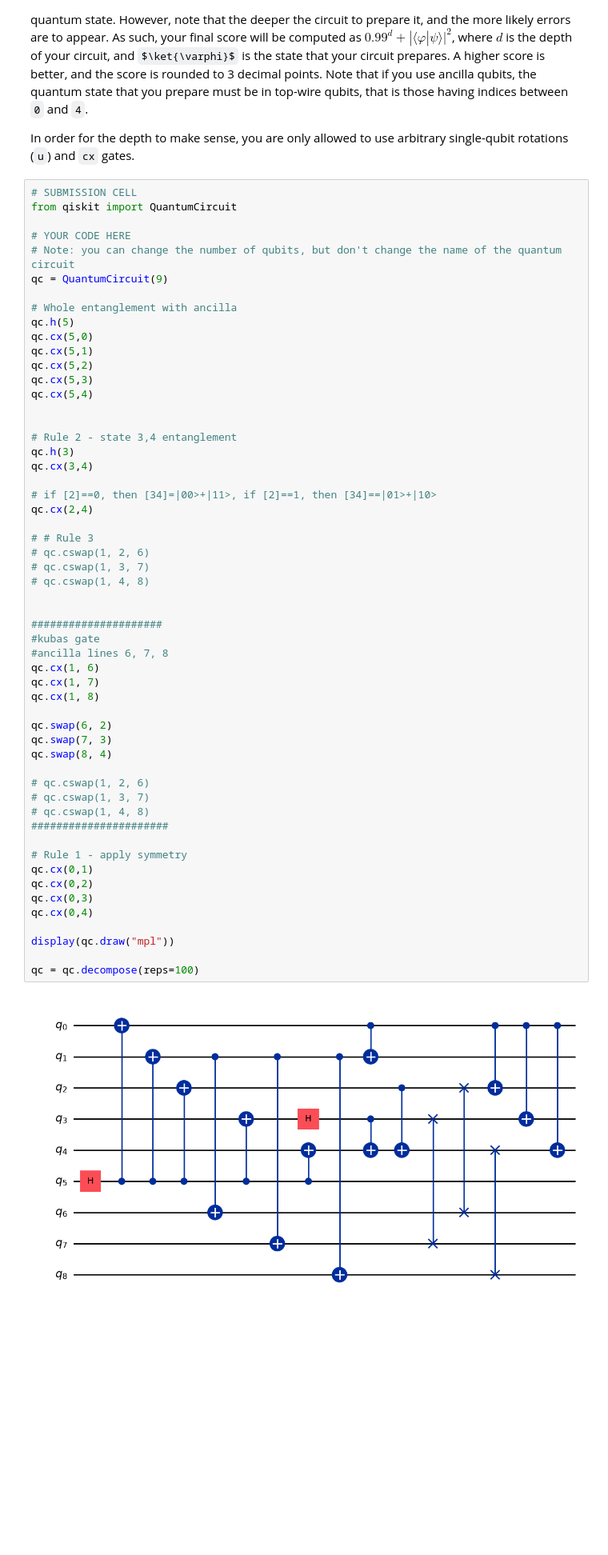
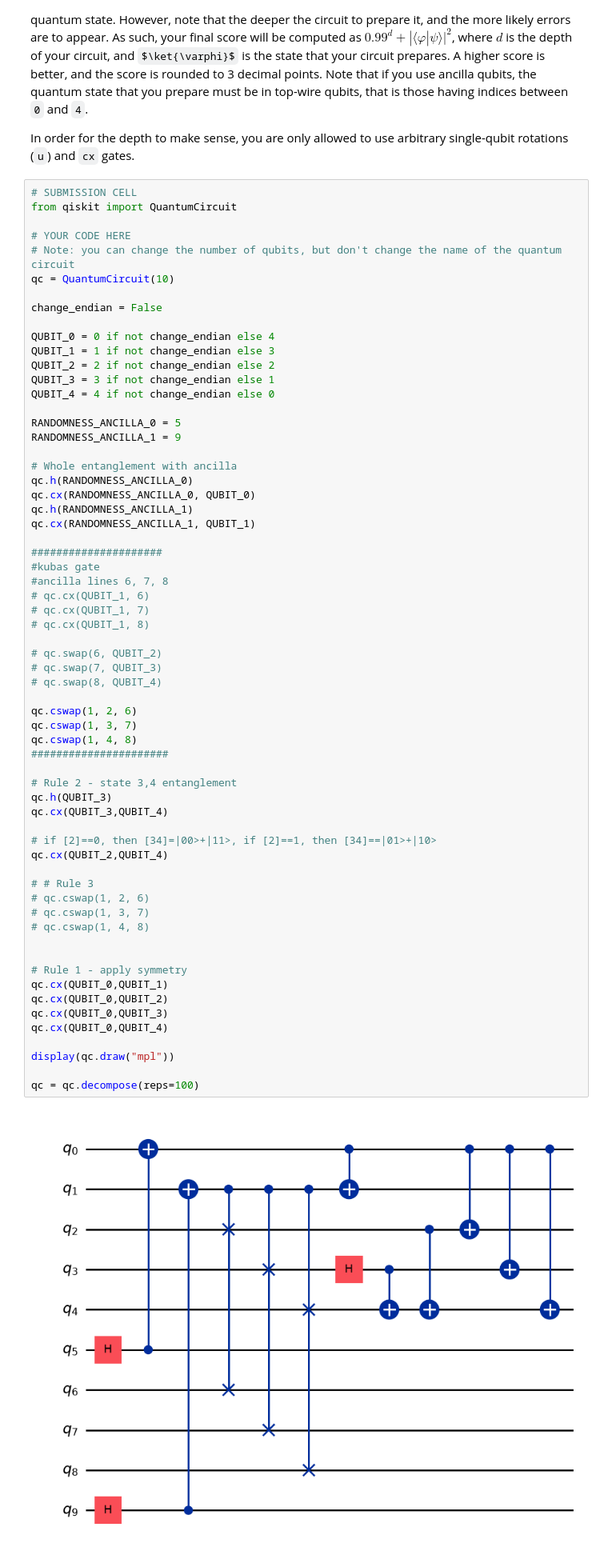
Before and after one commit to jzywiecki/quantum-computing-hackathon, a Jupyter notebook: Questions2026.ipynb, the cells around one changed output. Shown at 80% size. Cells and saved outputs as stored; diff of their text form; some formulas as TeX source; blank space fills up the shorter version.

```diff
--- a/Questions2026.ipynb
+++ b/Questions2026.ipynb
@@ -272,60 +272,68 @@ In order for the depth to make sense, you are only allowed to use arbitrary sing
 # %%
 # SUBMISSION CELL
 from qiskit import QuantumCircuit
 
 # YOUR CODE HERE
 # Note: you can change the number of qubits, but don't change the name of the quantum circuit
-qc = QuantumCircuit(9)
+qc = QuantumCircuit(10)
+
+change_endian = False
+
+QUBIT_0 = 0 if not change_endian else 4
+QUBIT_1 = 1 if not change_endian else 3
+QUBIT_2 = 2 if not change_endian else 2
+QUBIT_3 = 3 if not change_endian else 1
+QUBIT_4 = 4 if not change_endian else 0
+
+RANDOMNESS_ANCILLA_0 = 5
+RANDOMNESS_ANCILLA_1 = 9
 
 # Whole entanglement with ancilla
-qc.h(5)
-qc.cx(5,0)
-qc.cx(5,1)
-qc.cx(5,2)
-qc.cx(5,3)
-qc.cx(5,4)
+qc.h(RANDOMNESS_ANCILLA_0)
+qc.cx(RANDOMNESS_ANCILLA_0, QUBIT_0)
+qc.h(RANDOMNESS_ANCILLA_1)
+qc.cx(RANDOMNESS_ANCILLA_1, QUBIT_1)
 
+#####################
+#kubas gate
+#ancilla lines 6, 7, 8
+# qc.cx(QUBIT_1, 6)
+# qc.cx(QUBIT_1, 7)
+# qc.cx(QUBIT_1, 8)
+
+# qc.swap(6, QUBIT_2)
+# qc.swap(7, QUBIT_3)
+# qc.swap(8, QUBIT_4)
+
+qc.cswap(1, 2, 6)
+qc.cswap(1, 3, 7)
+qc.cswap(1, 4, 8)
+######################
 
 # Rule 2 - state 3,4 entanglement
-qc.h(3)
-qc.cx(3,4)
+qc.h(QUBIT_3)
+qc.cx(QUBIT_3,QUBIT_4)
 
 # if [2]==0, then [34]=|00>+|11>, if [2]==1, then [34]==|01>+|10>
-qc.cx(2,4)
+qc.cx(QUBIT_2,QUBIT_4)
 
 # # Rule 3
 # qc.cswap(1, 2, 6)
 # qc.cswap(1, 3, 7)
 # qc.cswap(1, 4, 8)
 
 
-#####################
-#kubas gate
-#ancilla lines 6, 7, 8
-qc.cx(1, 6)
-qc.cx(1, 7)
-qc.cx(1, 8)
-
-qc.swap(6, 2)
-qc.swap(7, 3)
-qc.swap(8, 4)
-
-# qc.cswap(1, 2, 6)
-# qc.cswap(1, 3, 7)
-# qc.cswap(1, 4, 8)
-######################
-
 # Rule 1 - apply symmetry
-qc.cx(0,1)
-qc.cx(0,2)
-qc.cx(0,3)
-qc.cx(0,4)
+qc.cx(QUBIT_0,QUBIT_1)
+qc.cx(QUBIT_0,QUBIT_2)
+qc.cx(QUBIT_0,QUBIT_3)
+qc.cx(QUBIT_0,QUBIT_4)
 
 display(qc.draw("mpl"))
 
 qc = qc.decompose(reps=100)
 # %% [output]
-[figure, old version]
+[figure, new version]
 # %%
 from qiskit import QuantumCircuit, ClassicalRegister
 from qiskit.primitives import StatevectorSampler
```
Also changed, not shown: parts of 2 cells of this notebook.
